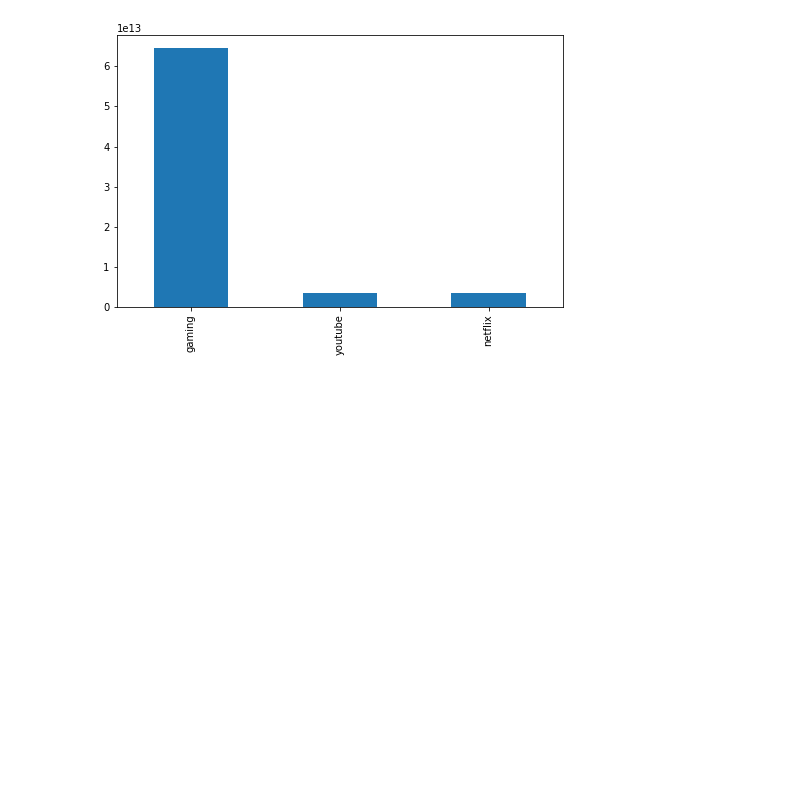
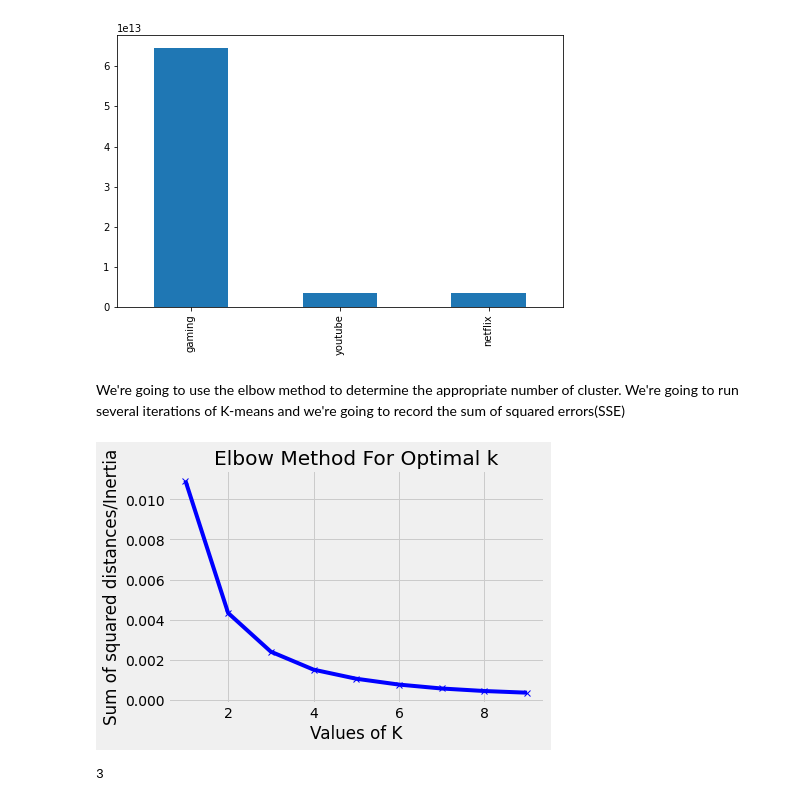
Before and after one commit to Nathnael12/Telecom_data_analysis, a Jupyter notebook: notebooks/UserEngagementAnalysis.ipynb, the cells around one changed output. Drawn from its saved outputs; the diff is of its cells as text; code cells hidden in the pictures; blank space fills up the shorter version.

Commit message:
use elbow method to determine optimum number of clusters

```diff
--- a/notebooks/UserEngagementAnalysis.ipynb
+++ b/notebooks/UserEngagementAnalysis.ipynb
@@ -564,3 +564,34 @@ total_user_engagement.sort_values(ascending=False)[:3].plot(kind="bar")
 plt.show()
 # %% [output]
 [figure]
+# %% [markdown]
+We're going to use the elbow method to determine the appropriate number of cluster. We're going to run several iterations of K-means and we're going to record the sum of squared errors(SSE)
+# %%
+
+kmeans_kwargs= {
+    'init':"k-means++",
+    'n_init': 10,
+    'max_iter': 300,
+    'random_state':20
+}
+# %%
+Sum_of_squared_distances = []
+K = range(1,10)
+for num_clusters in K :
+ kmeans = KMeans(n_clusters=num_clusters,**kmeans_kwargs)
+ kmeans.fit(normalized_engagement_metric)
+ Sum_of_squared_distances.append(kmeans.inertia_)
+
+plt.plot(K,Sum_of_squared_distances,'bx-')
+plt.xlabel('Values of K')
+plt.ylabel('Sum of squared distances/Inertia')
+plt.title('Elbow Method For Optimal k')
+plt.show()
+# %% [output]
+[figure, added]
+# %%
+# with kneed we can determine the optimum number of clusters
+kl = KneeLocator(range(1,11), sse, curve='convex', direction='decreasing')
+kl.elbow
+# %% [output]
+3
```
